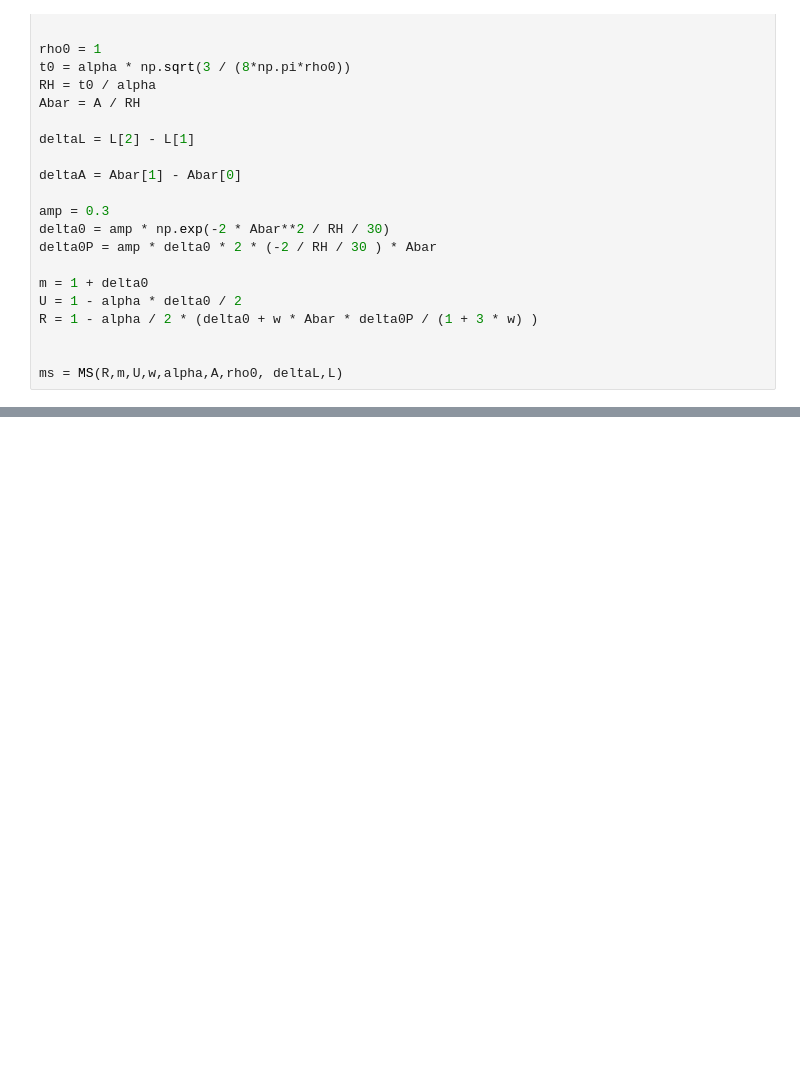
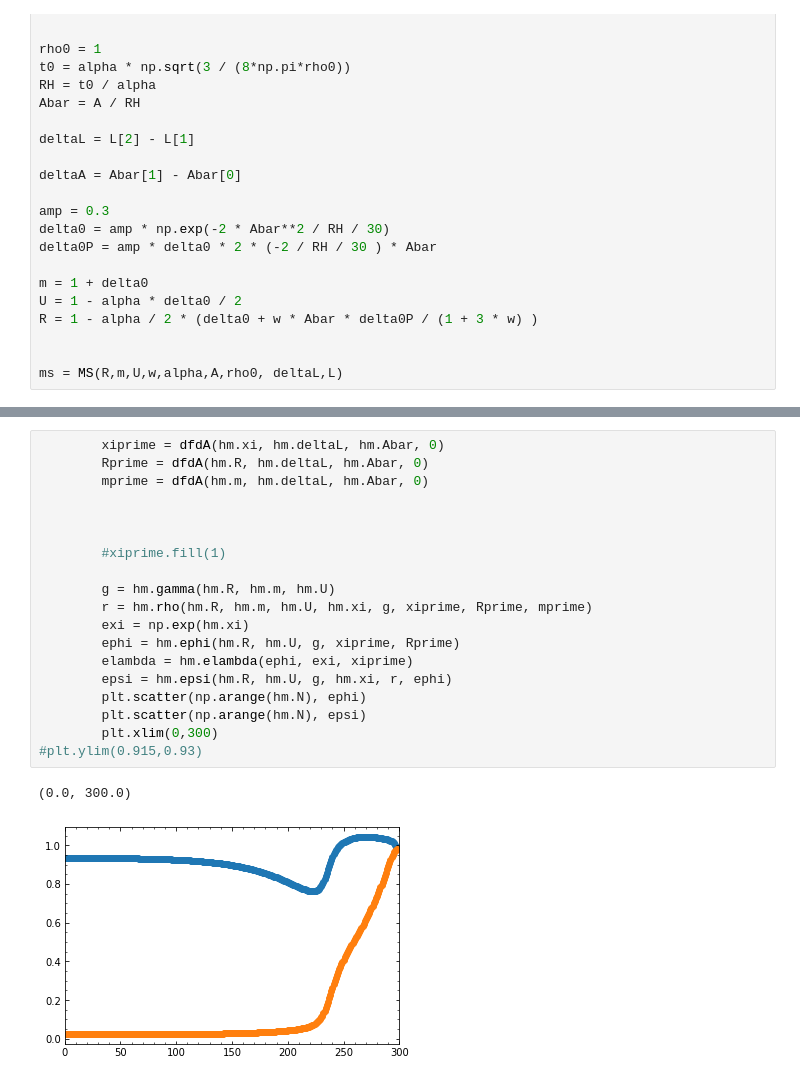
Before and after one commit to jbmertens/criticalcollapse, a Jupyter notebook: ms_hm_log.ipynb, the cells around one changed output, grey strips where cells are left out. Saved outputs shown, nothing was run; the diff lists cells and outputs as text; blank space fills up the shorter version.

```diff
--- a/ms_hm_log.ipynb
+++ b/ms_hm_log.ipynb
@@ -444,0 +634,22 @@ plt.xlim(-1,30)
+# %%
+        xiprime = dfdA(hm.xi, hm.deltaL, hm.Abar, 0)
+        Rprime = dfdA(hm.R, hm.deltaL, hm.Abar, 0)
+        mprime = dfdA(hm.m, hm.deltaL, hm.Abar, 0)
+
+
+
+        #xiprime.fill(1)
+
+        g = hm.gamma(hm.R, hm.m, hm.U)
+        r = hm.rho(hm.R, hm.m, hm.U, hm.xi, g, xiprime, Rprime, mprime)
+        exi = np.exp(hm.xi)
+        ephi = hm.ephi(hm.R, hm.U, g, xiprime, Rprime)
+        elambda = hm.elambda(ephi, exi, xiprime)
+        epsi = hm.epsi(hm.R, hm.U, g, hm.xi, r, ephi)
+        plt.scatter(np.arange(hm.N), ephi)
+        plt.scatter(np.arange(hm.N), epsi)
+        plt.xlim(0,300)
+#plt.ylim(0.915,0.93)
+# %% [output]
+(0.0, 300.0)
+[figure, added]
```
Also changed, not shown: parts of 44 cells of this notebook.
